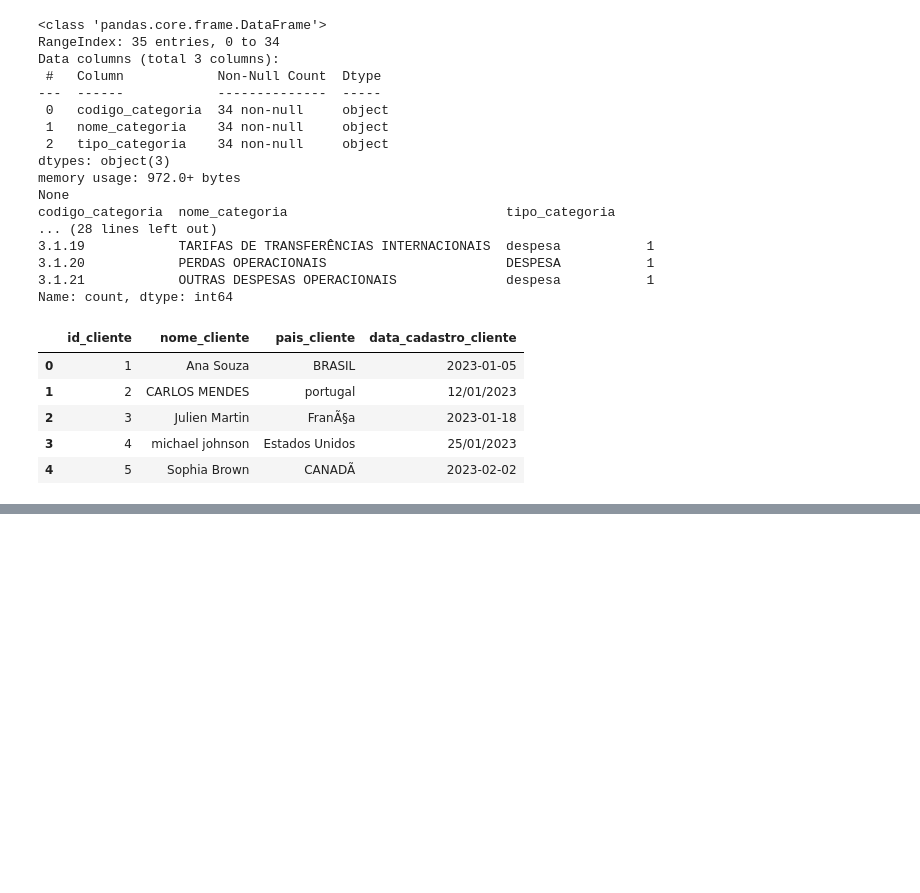
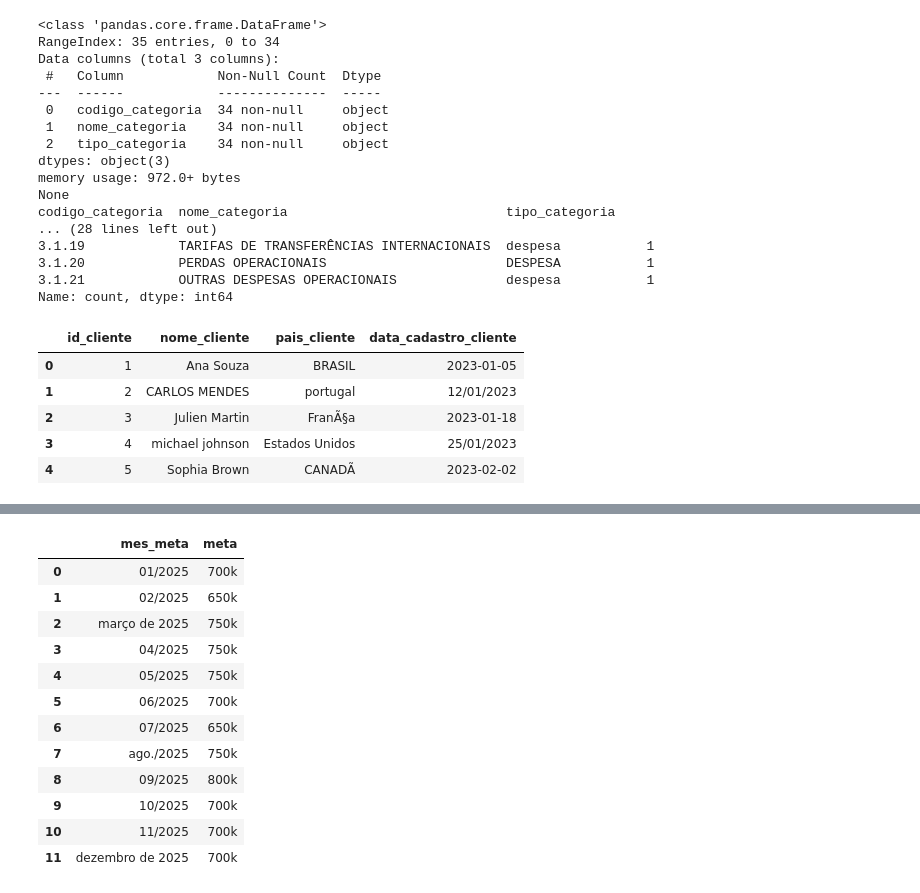
Before and after one commit to Breno-Lira/Desafio-Ray, a Jupyter notebook: notebooks/eda_exploratorio.ipynb, the cells around one changed output, grey strips where cells are left out. Cells and saved outputs as stored; diff of their text form; code cells hidden in the pictures; blank space fills up the shorter version.

```diff
--- a/notebooks/eda_exploratorio.ipynb
+++ b/notebooks/eda_exploratorio.ipynb
@@ -48,0 +88,16 @@ df_cliente.head()
+# %%
+display(df_meta_bronze)
+# %% [output]
+|  | mes_meta | meta |
+| 0 | 01/2025 | 700k |
+| 1 | 02/2025 | 650k |
+| 2 | março de 2025 | 750k |
+| 3 | 04/2025 | 750k |
+| 4 | 05/2025 | 750k |
+| 5 | 06/2025 | 700k |
+| 6 | 07/2025 | 650k |
+| 7 | ago./2025 | 750k |
+| 8 | 09/2025 | 800k |
+| 9 | 10/2025 | 700k |
+| 10 | 11/2025 | 700k |
+| 11 | dezembro de 2025 | 700k |
```
Also changed, not shown: parts of 11 cells of this notebook, 5 other files.
